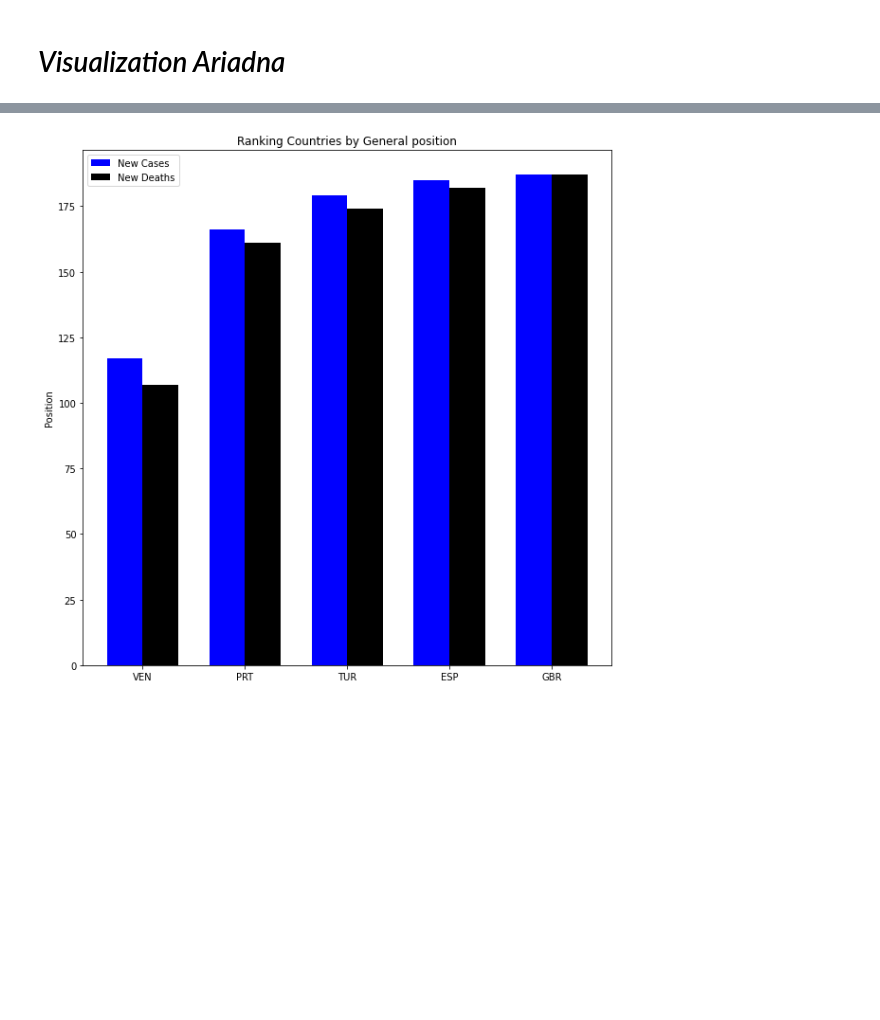
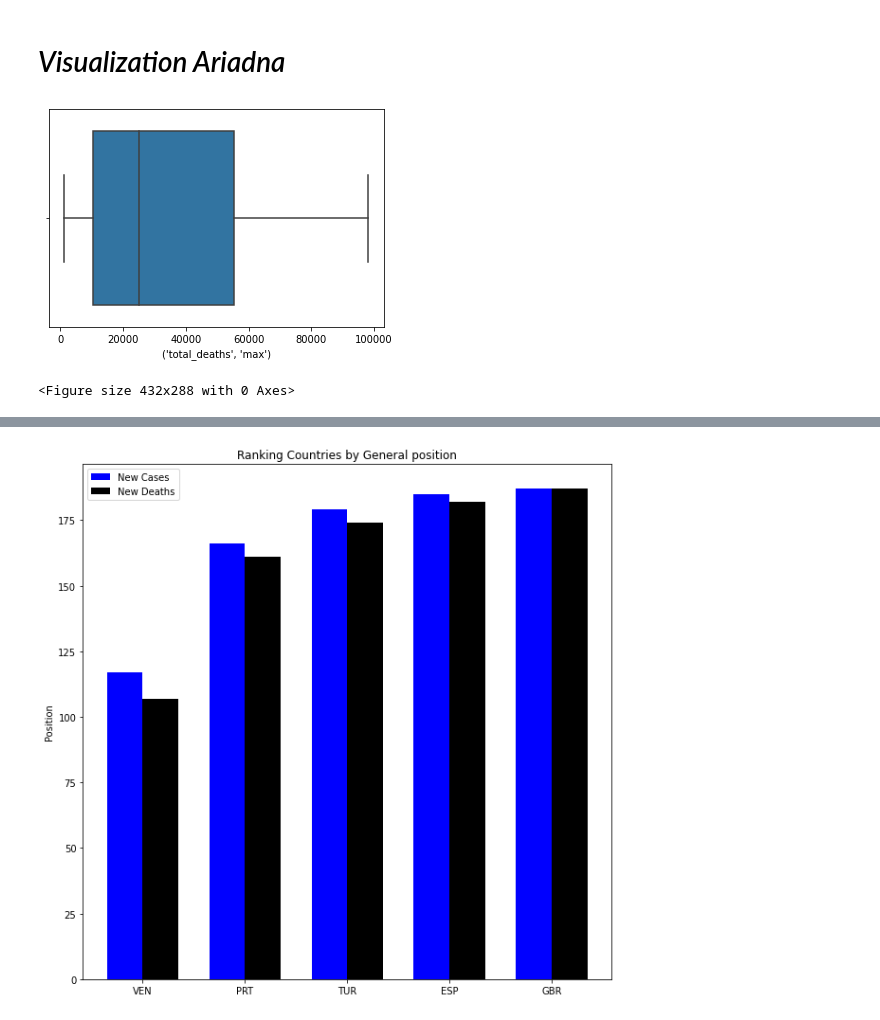
Before and after one commit to AriadnaPuigventos/GroupD_Covid19, a Jupyter notebook: src/main.ipynb, the cells around one changed output, grey strips where cells are left out. Drawn from its saved outputs; the diff is of its cells as text; code cells hidden in the pictures; blank space fills up the shorter version.

Commit message:
update main ARI and graphics folder

```diff
--- a/src/main.ipynb
+++ b/src/main.ipynb
@@ -288,3 +288,12 @@ esp1M_line = b_2_line(df= esp1M, x= esp1M.index, y=esp1M.columns, title= 'ESP 1M
 esp10D_line = b_2_line(df= esp10D, x= esp10D.index, y=esp10D.columns, title= 'ESP 10D covid deaths')
 # %% [markdown]
 # *Visualization Ariadna*
+# %%
+#Is the second way: this plot is showing that the 75% of the global Countries about total deaths are between 250K and more 500K.
+
+from utils.visualization_tb import C10c
+
+C10c(df=world)
+# %% [output]
+[figure, added]
+<Figure size 432x288 with 0 Axes>
```
Also changed, not shown: parts of 2 cells of this notebook, 3 other files.
